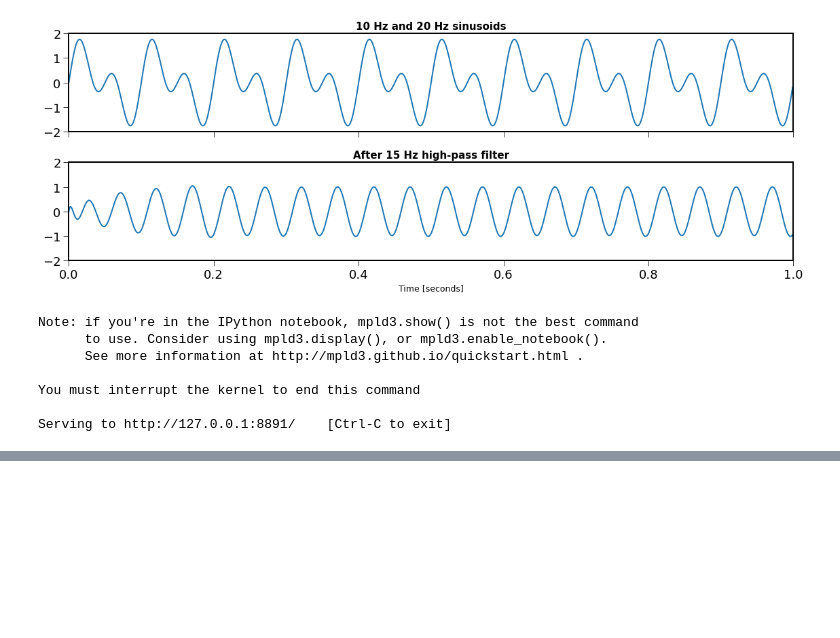
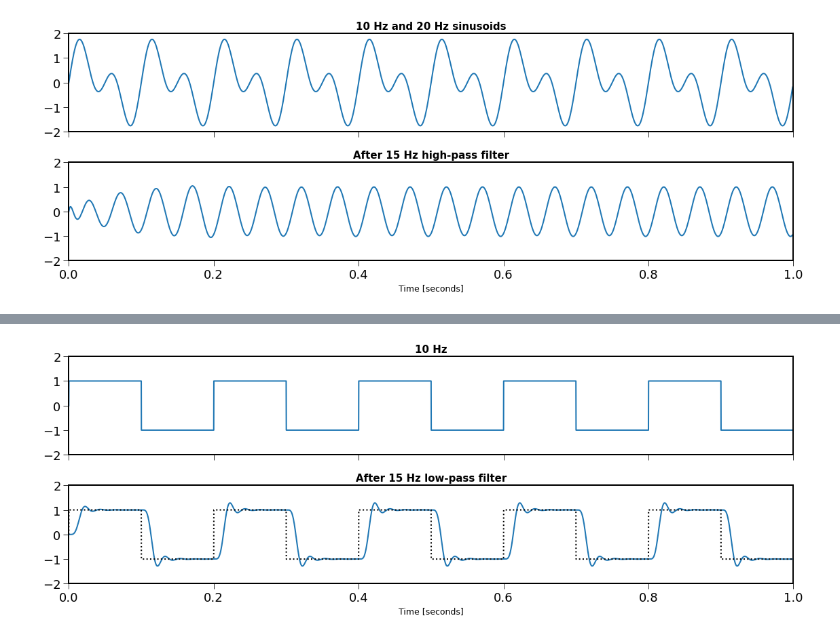
Before and after one commit to sebcampagne/mp32, a Jupyter notebook: butterworth/TD_TraitementSignal_butterworthFilter.ipynb, the cells around one changed output, grey strips where cells are left out. Drawn from its saved outputs; the diff is of its cells as text; code cells hidden in the pictures; blank space fills up the shorter version.

```diff
--- a/butterworth/TD_TraitementSignal_butterworthFilter.ipynb
+++ b/butterworth/TD_TraitementSignal_butterworthFilter.ipynb
@@ -102,7 +102,7 @@ plt.show()
 # %%
 t = np.linspace(0, 1, 10000, False)  # 1 second
 
-sig = np.sign(np.sin(2*np.pi*10*t))
+sig = np.sign(np.sin(2*np.pi*5*t))
 
 fig, (ax1, ax2) = plt.subplots(2, 1, sharex=True)
 
@@ -112,32 +112,30 @@ ax1.set_title('10 Hz')
 
 ax1.axis([0, 1, -2, 2])
 
-sos = signal.butter(10, 15, 'hp', fs=1000, output='sos')
+order=6
+fc=50. # Hz
+fs= 1000 # frequence d'echantillonnage
+
+sos = signal.butter(order, fc, 'low', fs=10000, output='sos')
 
 filtered = signal.sosfilt(sos, sig)
 
 ax2.plot(t, filtered)
+ax2.plot(t, sig,"k:")
 
-ax2.set_title('After 15 Hz high-pass filter')
+ax2.set_title('After 15 Hz low-pass filter')
 
 ax2.axis([0, 1, -2, 2])
 
 ax2.set_xlabel('Time [seconds]')
 
-#plt.tight_layout()
+plt.tight_layout()
 
-#plt.show()
+plt.show()
 
 
-import mpld3
-from mpld3 import plugins
-plugins.connect(fig, plugins.MousePosition(fontsize=14))
-mpld3.show()
+#import mpld3
+#from mpld3 import plugins
+#plugins.connect(fig, plugins.MousePosition(fontsize=14))
+#mpld3.show()
 # %% [output]
-Note: if you're in the IPython notebook, mpld3.show() is not the best command
-      to use. Consider using mpld3.display(), or mpld3.enable_notebook().
-      See more information at http://mpld3.github.io/quickstart.html .
-
-You must interrupt the kernel to end this command
-
-Serving to http://127.0.0.1:8891/    [Ctrl-C to exit]
@@ -146,0 +142 @@ Serving to http://127.0.0.1:8891/    [Ctrl-C to exit]
+[figure, added]
```
Also changed, not shown: parts of 1 cell of this notebook.
